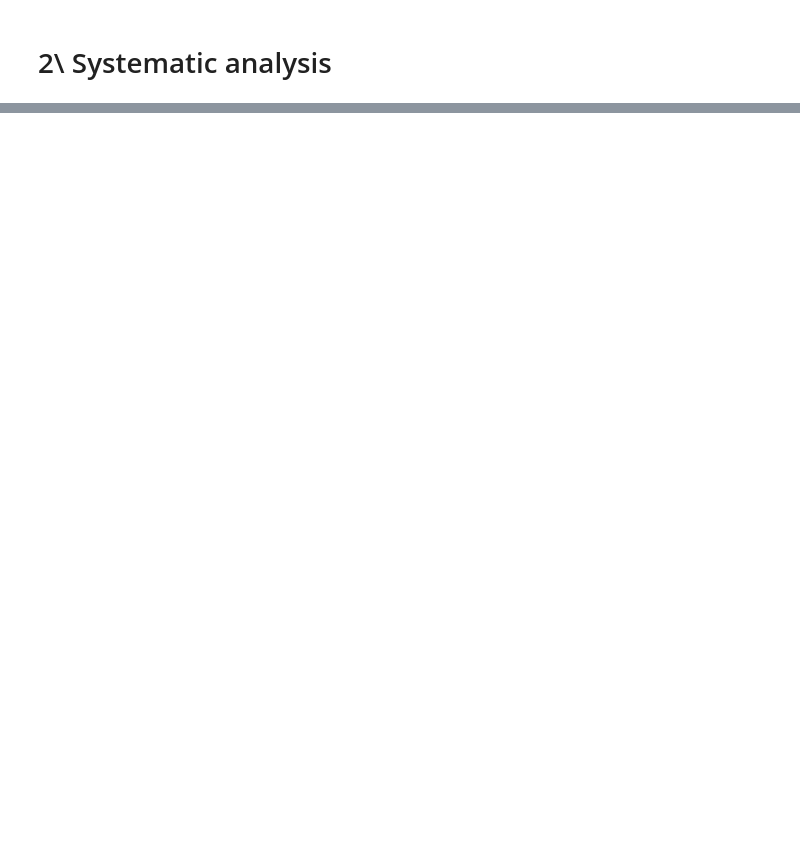
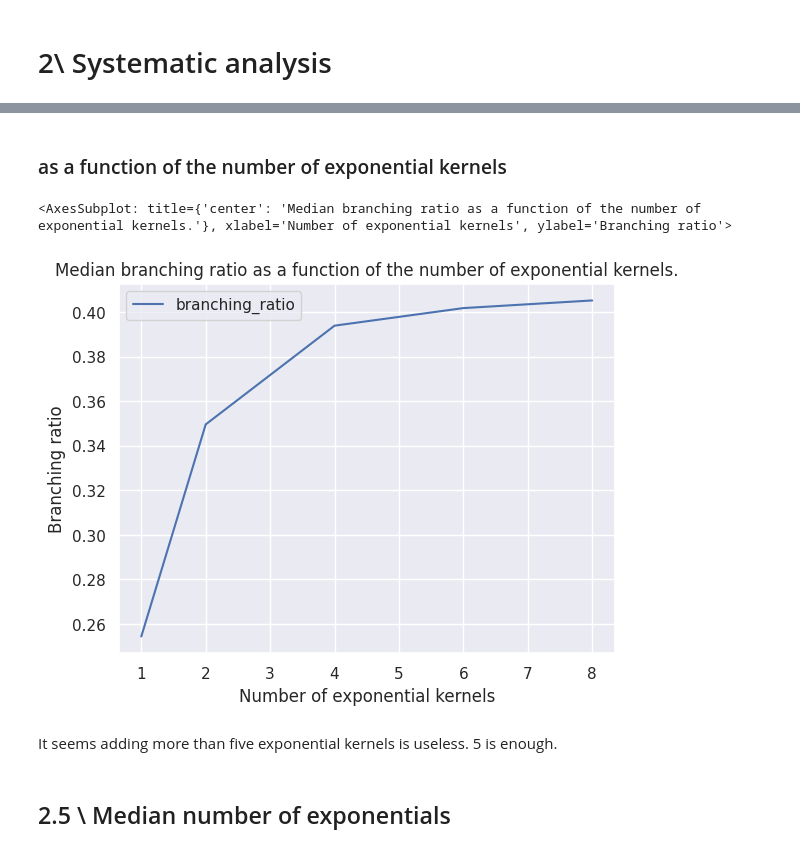
Before and after one commit to adriens63/labs, a Jupyter notebook: DHF-LAB5-ELJEILANY-SERVIERE.ipynb, the cells around one changed output, grey strips where cells are left out. Saved outputs shown, nothing was run; the diff lists cells and outputs as text; code cells hidden in the pictures; blank space fills up the shorter version.

```diff
--- a/DHF-LAB5-ELJEILANY-SERVIERE.ipynb
+++ b/DHF-LAB5-ELJEILANY-SERVIERE.ipynb
@@ -229,0 +606,20 @@ def estimate_parameters()
+# %% [markdown]
+### as a function of the number of exponential kernels
+# %%
+df_parameters_passed.groupby(by = 'num_kernels')['branching_ratio'].median().plot(x = 'num_kernels',
+                                                                            y = 'branching_ratio',
+                                                                            kind = 'line',
+                                                                            title = 'Median branching ratio as a function of the number of exponential kernels.',
+                                                                            grid = True,
+                                                                            legend = True,
+                                                                            xlabel = 'Number of exponential kernels',
+                                                                            ylabel = 'Branching ratio',
+                                                                            rot = 0,
+                                                                            )
+# %% [output]
+<AxesSubplot: title={'center': 'Median branching ratio as a function of the number of exponential kernels.'}, xlabel='Number of exponential kernels', ylabel='Branching ratio'>
+[figure, added]
+# %% [markdown]
+It seems adding more than five exponential kernels is useless. 5 is enough.
+# %% [markdown]
+## 2.5 \ Median number of exponentials
```
Also changed, not shown: parts of 77 cells of this notebook, 3 other files.
